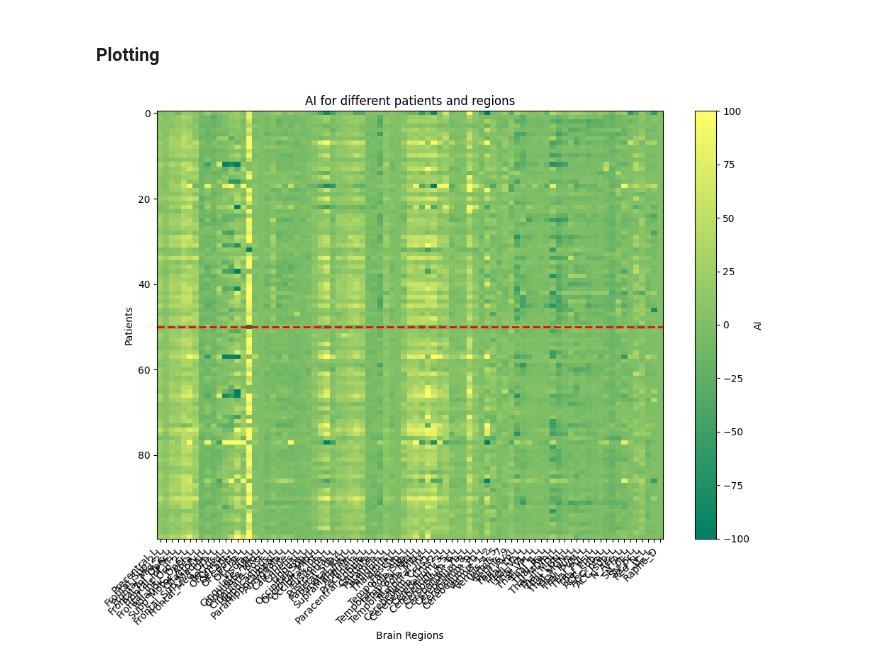
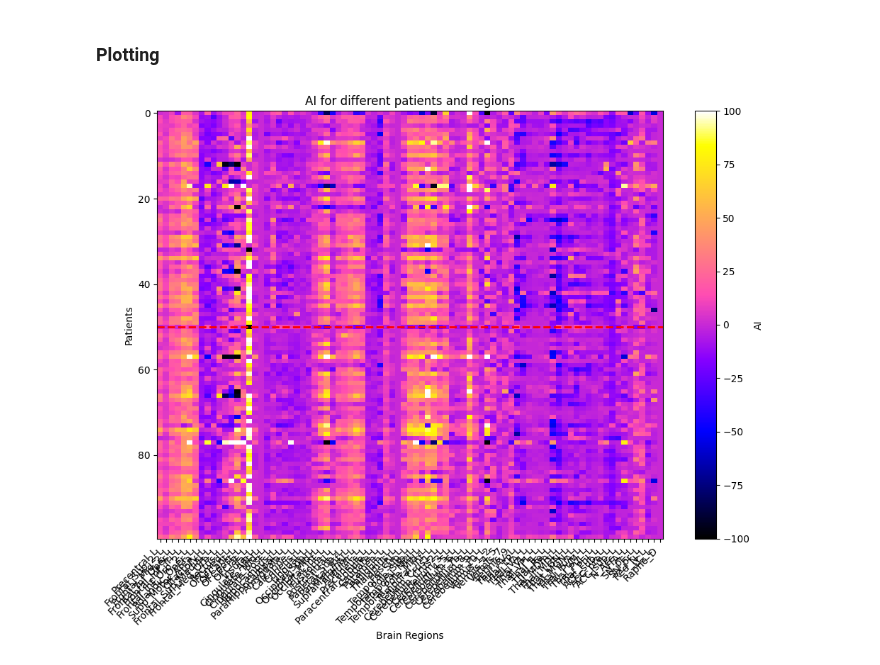
Before and after one commit to Crtox/asymmetryAD, a Jupyter notebook: extract_region_values.ipynb, the cells around one changed output. Drawn from its saved outputs; the diff is of its cells as text; code cells hidden in the pictures.

```diff
--- a/extract_region_values.ipynb
+++ b/extract_region_values.ipynb
@@ -298,18 +298,18 @@ relative_diff_ROI = np.nan_to_num(relative_diff_ROI)
 # %%
 # Plot AI as a heatmap
 
 plt.figure(figsize=(10, 8))
-plt.imshow(relative_diff_ROI, aspect='auto', cmap='summer')
+plt.imshow(relative_diff_ROI, aspect='auto', cmap='gnuplot2')
 plt.colorbar(label='AI')
 plt.title('AI for different patients and regions')
 plt.xlabel('Brain Regions')
 plt.ylabel('Patients')
 
 plt.axhline(y=idx, color='r', linestyle='--', linewidth=2)
 
 plt.xticks(ticks=np.arange(len(masks_title_L)), labels=masks_title_L, rotation=45, ha='right')
 plt.tight_layout()
 plt.savefig(save_path + '/AI.png')
 plt.show()
 # %% [output]
-[figure, old version]
+[figure, new version]
```
Also changed, not shown: 1 other file.
